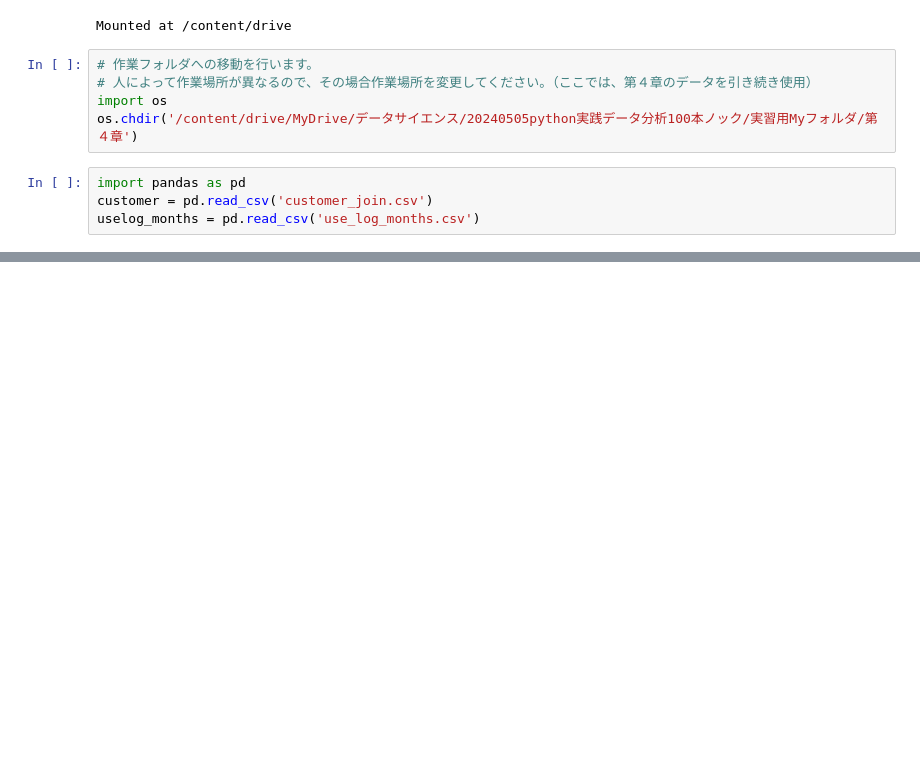
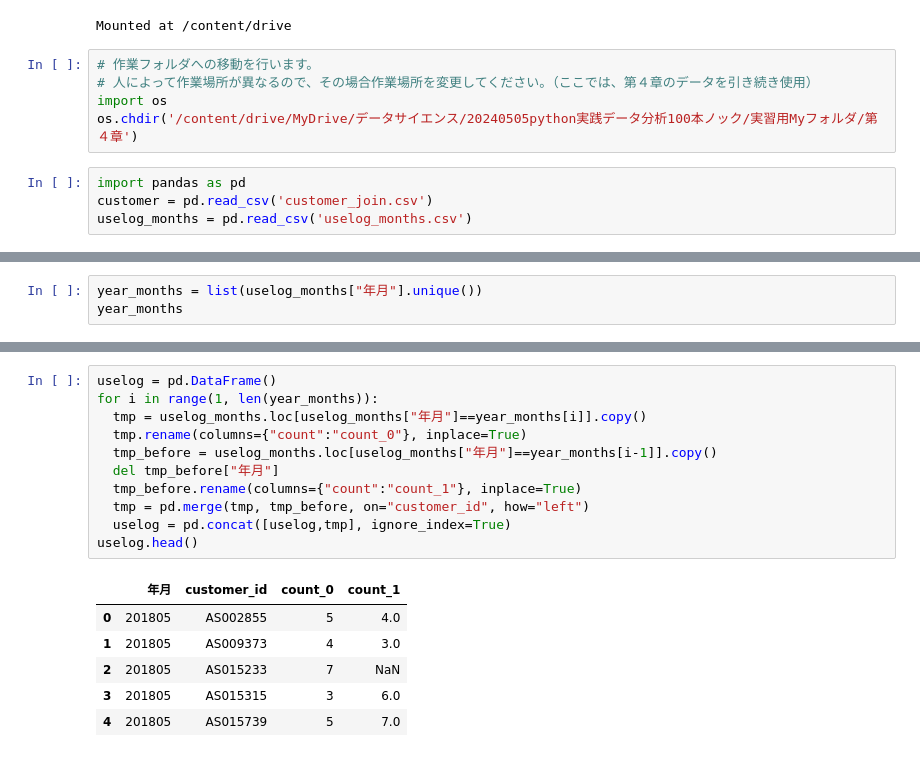
Before and after one commit to newstage75/python_data_analysis_100knock, a Jupyter notebook: 第5章/【機械学習】顧客の退会を予測する10本ノック.ipynb, the cells around one changed output, grey strips where cells are left out. Drawn from its saved outputs; the diff is of its cells as text; blank space fills up the shorter version.

```diff
--- a/第5章/【機械学習】顧客の退会を予測する10本ノック.ipynb
+++ b/第5章/【機械学習】顧客の退会を予測する10本ノック.ipynb
@@ -15,4 +15,4 @@ os.chdir('/content/drive/MyDrive/データサイエンス/20240505python実
 # %%
 import pandas as pd
 customer = pd.read_csv('customer_join.csv')
-uselog_months = pd.read_csv('use_log_months.csv')
+uselog_months = pd.read_csv('uselog_months.csv')
@@ -18,0 +28,3 @@ uselog_months = pd.read_csv('use_log_months.csv')
+# %%
+year_months = list(uselog_months["年月"].unique())
+year_months
@@ -18,0 +44,18 @@ uselog_months = pd.read_csv('use_log_months.csv')
+# %%
+uselog = pd.DataFrame()
+for i in range(1, len(year_months)):
+  tmp = uselog_months.loc[uselog_months["年月"]==year_months[i]].copy()
+  tmp.rename(columns={"count":"count_0"}, inplace=True)
+  tmp_before = uselog_months.loc[uselog_months["年月"]==year_months[i-1]].copy()
+  del tmp_before["年月"]
+  tmp_before.rename(columns={"count":"count_1"}, inplace=True)
+  tmp = pd.merge(tmp, tmp_before, on="customer_id", how="left")
+  uselog = pd.concat([uselog,tmp], ignore_index=True)
+uselog.head()
+# %% [output]
+|  | 年月 | customer_id | count_0 | count_1 |
+| 0 | 201805 | AS002855 | 5 | 4.0 |
+| 1 | 201805 | AS009373 | 4 | 3.0 |
+| 2 | 201805 | AS015233 | 7 | NaN |
+| 3 | 201805 | AS015315 | 3 | 6.0 |
+| 4 | 201805 | AS015739 | 5 | 7.0 |
```
Also changed, not shown: parts of 6 cells of this notebook.
